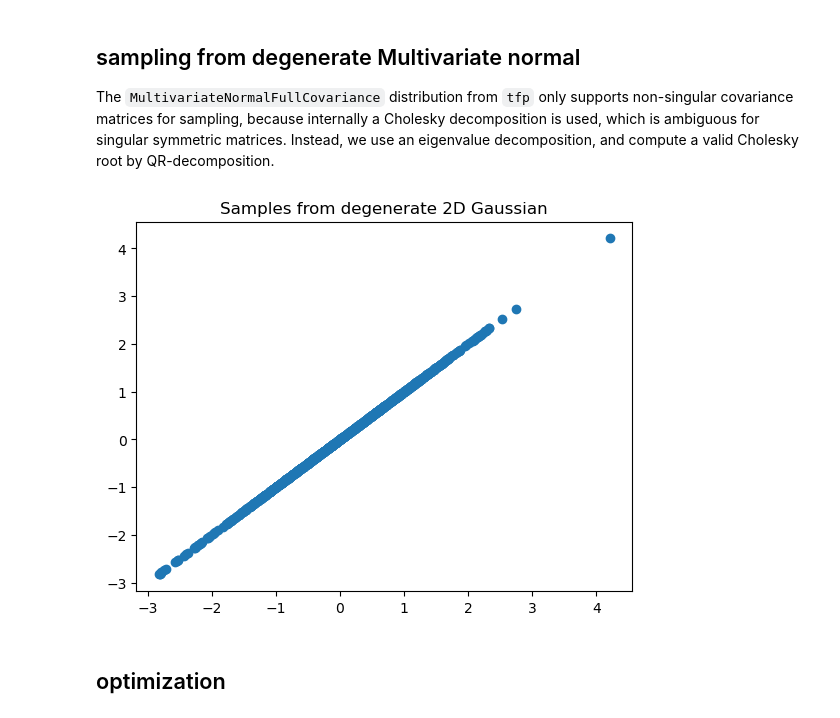
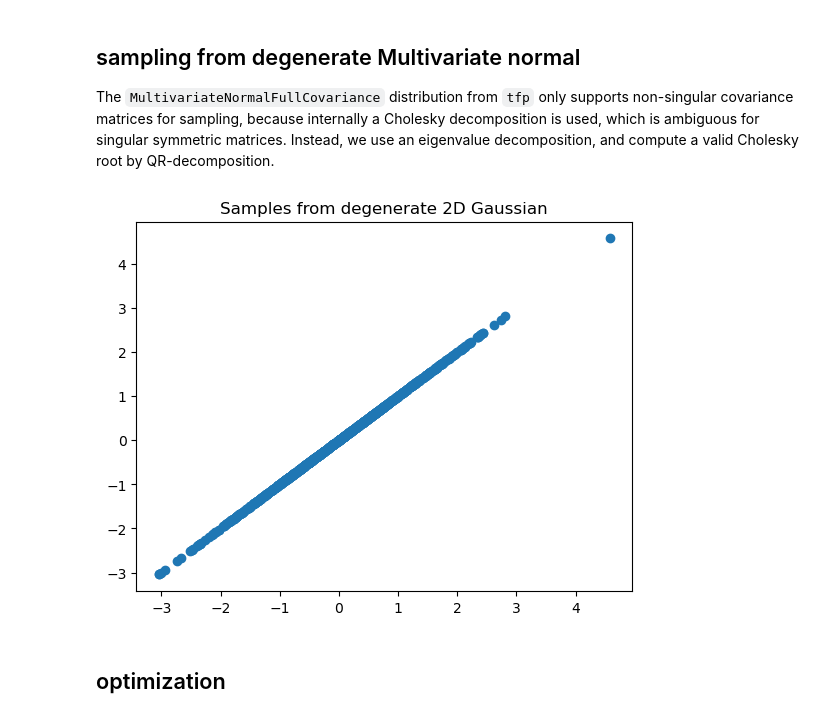
Before and after one commit to stefanheyder/isssm, a Jupyter notebook: nbs/99_util.ipynb, the cells around one changed output. Drawn from its saved outputs; the diff is of its cells as text; code cells hidden in the pictures.

```diff
--- a/nbs/99_util.ipynb
+++ b/nbs/99_util.ipynb
@@ -44,16 +44,18 @@ import fastcore.test as fct
 # %%
 mu = jnp.zeros(2)
 Sigma = jnp.array([[1., 1.], [1., 1.]])
 
 N = 1000
-samples = MVN_degenerate(mu, Sigma).sample(seed=jrn.PRNGKey(0), sample_shape=(N,))
+key = jrn.PRNGKey(1423423)
+key, subkey = jrn.split(key)
+samples = MVN_degenerate(mu, Sigma).sample(seed=subkey, sample_shape=(N,))
 plt.title("Samples from degenerate 2D Gaussian")
 plt.scatter(samples[:, 0], samples[:, 1])
 plt.show()
 
 fct.test_close(samples @ jnp.array([[1.], [-1.]]), jnp.zeros(N))
 # %% [output]
-[figure, old version]
+[figure, new version]
 # %% [markdown]
 ## optimization
 # %%
```
Also changed, not shown: parts of 6 cells of this notebook, 23 other files.
